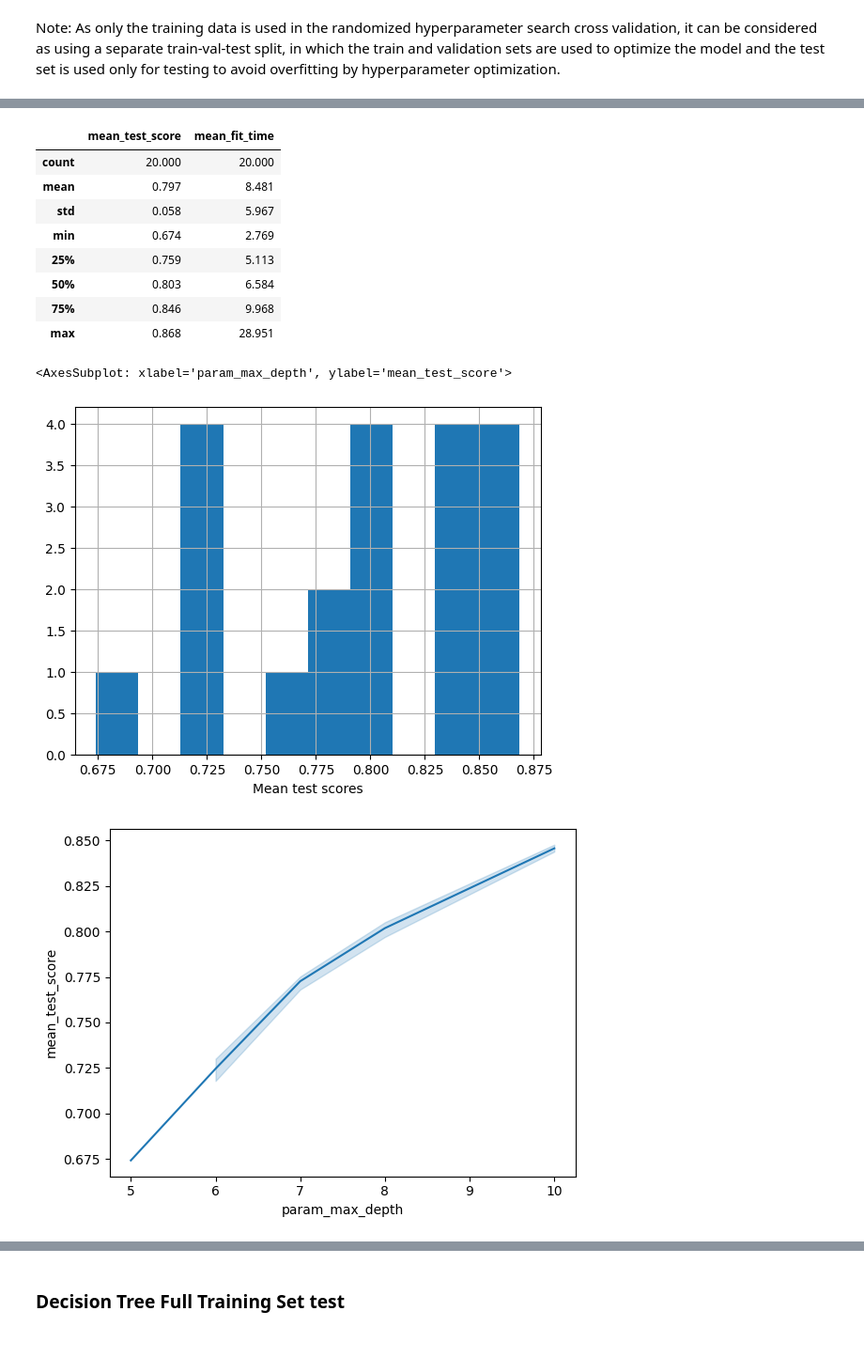
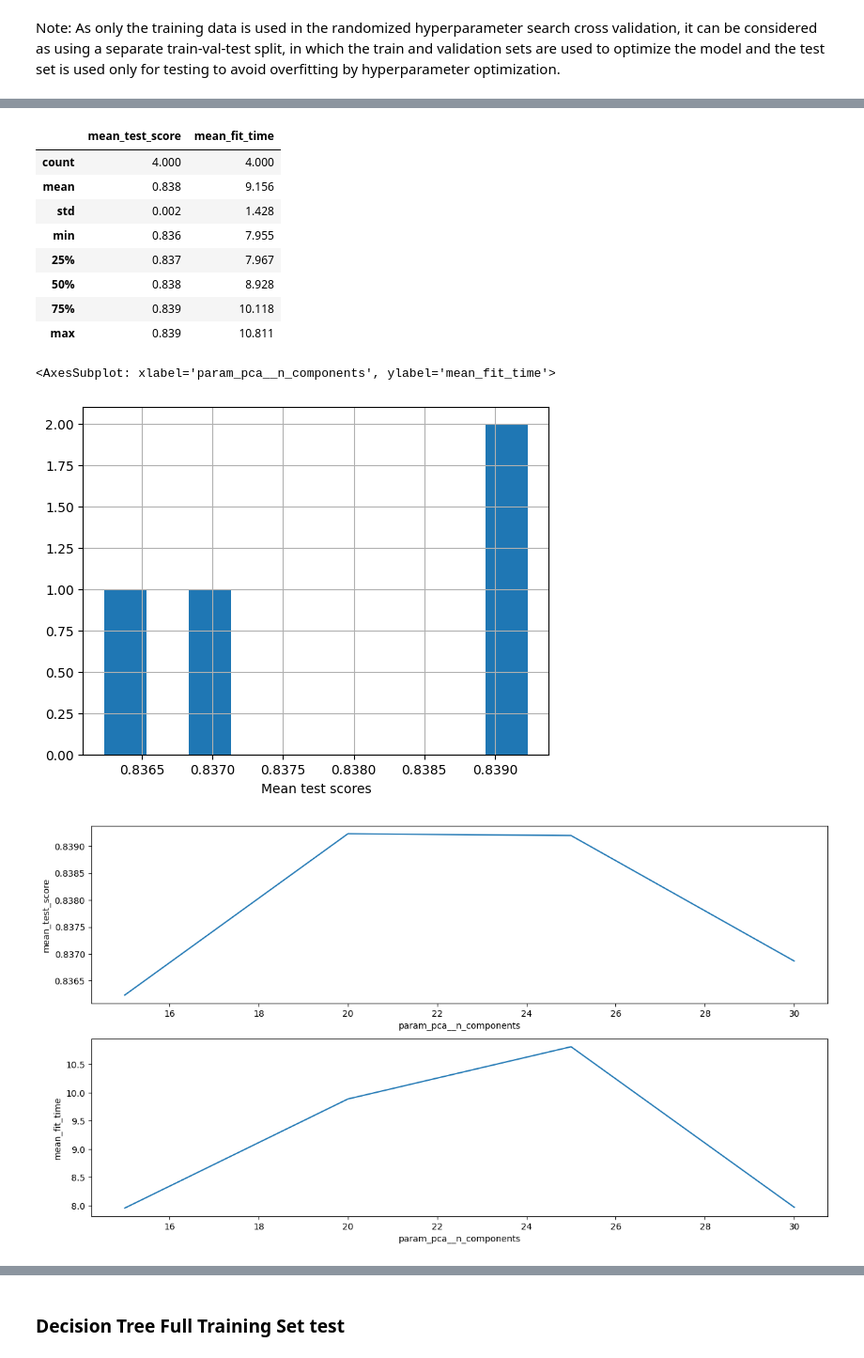
Before and after one commit to Veikko-Saikkonen/aalto-machine-learning, a Jupyter notebook: notebook.ipynb, the cells around one changed output, grey strips where cells are left out. Shown at 94% size. Drawn from its saved outputs; the diff is of its cells as text; code cells hidden in the pictures.

```diff
--- a/notebook.ipynb
+++ b/notebook.ipynb
@@ -465,7 +557,7 @@ Note: As only the training data is used in the randomized hyperparameter search
 # Number of features to consider at every split
 max_features = np.linspace(0.33, 1.0, 5)
 # Maximum number of levels in tree
-max_depth = [int(x) for x in np.linspace(5, 10, num = 5)]
+max_depth = [int(x) for x in np.linspace(5, 20, num = 5)]
 max_depth.append(None)
 # Minimum number of samples required to split a node
 min_samples_split = [2, 5, 10]
@@ -473,10 +565,11 @@ min_samples_split = [2, 5, 10]
 min_samples_leaf = [1, 2, 4]
 # Create the random grid
 random_grid = {
+    "criterion": ["log_loss", "gini"],
     'max_features': max_features,
     'max_depth': max_depth,
     'min_samples_split': min_samples_split,
     'min_samples_leaf': min_samples_leaf
 }
-
-hparam_cv = optimize_randomforest(X_train, y_train,random_grid=random_grid, hparam_max_evals=10, metric="neg_accuracy_score", kfolds=3) # Due to computational limitation use 3-fold
+model = DecisionTreeClassifier()
+hparam_cv = optimize_sklearn(X_train, y_train,random_grid=random_grid,model=model, hparam_max_evals=10, metric="neg_accuracy_score", kfolds=3) # Due to computational limitation use 3-fold
@@ -523,3 +599,4 @@ We can see that the maximum value of max depth is limiting our performance. Howe
 # %%
 pca = PCA(n_components=20)
-hparam_cv_pca = optimize_randomforest(pca.fit_transform(X_train), y_train, random_grid=random_grid,hparam_max_evals=20, metric="neg_accuracy_score", kfolds=5) # Due to computational limitation use 3-fold
+model = DecisionTreeClassifier()
+hparam_cv_pca = optimize_sklearn(pca.fit_transform(X_train), y_train,model=model, random_grid=random_grid,hparam_max_evals=40, metric="neg_accuracy_score", kfolds=5) # Due to computational limitation use 3-fold
@@ -543,0 +632,23 @@ Fitting 5 folds for each of 20 candidates, totalling 100 fits
+# %%
+# Number of features to consider at every split
+max_features = [hparam_cv_pca.best_params_["max_features"]]
+# Maximum number of levels in tree
+max_depth = [hparam_cv_pca.best_params_["max_depth"]]
+# Minimum number of samples required to split a node
+min_samples_split = [hparam_cv_pca.best_params_["min_samples_split"]]
+# Minimum number of samples required at each leaf node
+min_samples_leaf = [hparam_cv_pca.best_params_["min_samples_leaf"]]
+# Create the random grid
+random_grid = {
+    "pca__n_components": [15, 20, 25, 30],
+    "tree__criterion": ["gini"],
+    'tree__max_features': max_features,
+    'tree__max_depth': max_depth,
+    'tree__min_samples_split': min_samples_split,
+    'tree__min_samples_leaf': min_samples_leaf
+}
+
+pca = PCA()
+model = Pipeline([("pca", pca),("tree", DecisionTreeClassifier())])
+
+hparam_cv_pca = optimize_sklearn(X_train, y_train, model=model, random_grid=random_grid, metric="neg_accuracy_score",mode="grid", kfolds=5)
@@ -544,20 +657,21 @@ Fitting 5 folds for each of 20 candidates, totalling 100 fits
 # %%
 hparam_data_pca = pd.DataFrame(hparam_cv_pca.cv_results_)
-display(hparam_data_pca[["mean_test_score", "mean_fit_time"]].describe().round(3))
+display(hparam_data_pca[["param_pca__n_components", "mean_test_score", "mean_fit_time"]].describe().round(3))
 hparam_data_pca["mean_test_score"].hist()
 plt.xlabel("Mean test scores")
-plt.figure()
-sns.lineplot(data=hparam_data_pca, x="param_max_depth", y="mean_test_score", estimator="mean")
+fig, axs = plt.subplots(2,1, figsize=(15,8))
+sns.lineplot(data=hparam_data_pca, x="param_pca__n_components", y="mean_test_score", estimator="mean", ax=axs[0])
+sns.lineplot(data=hparam_data_pca, x="param_pca__n_components", y="mean_fit_time", estimator="mean", ax=axs[1])
 # %% [output]
 |  | mean_test_score | mean_fit_time |
-| count | 20.000 | 20.000 |
-| mean | 0.797 | 8.481 |
-| std | 0.058 | 5.967 |
-| min | 0.674 | 2.769 |
-| 25% | 0.759 | 5.113 |
-| 50% | 0.803 | 6.584 |
-| 75% | 0.846 | 9.968 |
-| max | 0.868 | 28.951 |
+| count | 4.000 | 4.000 |
+| mean | 0.838 | 9.156 |
+| std | 0.002 | 1.428 |
+| min | 0.836 | 7.955 |
+| 25% | 0.837 | 7.967 |
+| 50% | 0.838 | 8.928 |
+| 75% | 0.839 | 10.118 |
+| max | 0.839 | 10.811 |
-<AxesSubplot: xlabel='param_max_depth', ylabel='mean_test_score'>
+<AxesSubplot: xlabel='param_pca__n_components', ylabel='mean_fit_time'>
-[figure, old version]
+[figure, new version]
-[figure, old version]
+[figure, new version]
```
Also changed, not shown: parts of 29 cells of this notebook, 5 other files.
